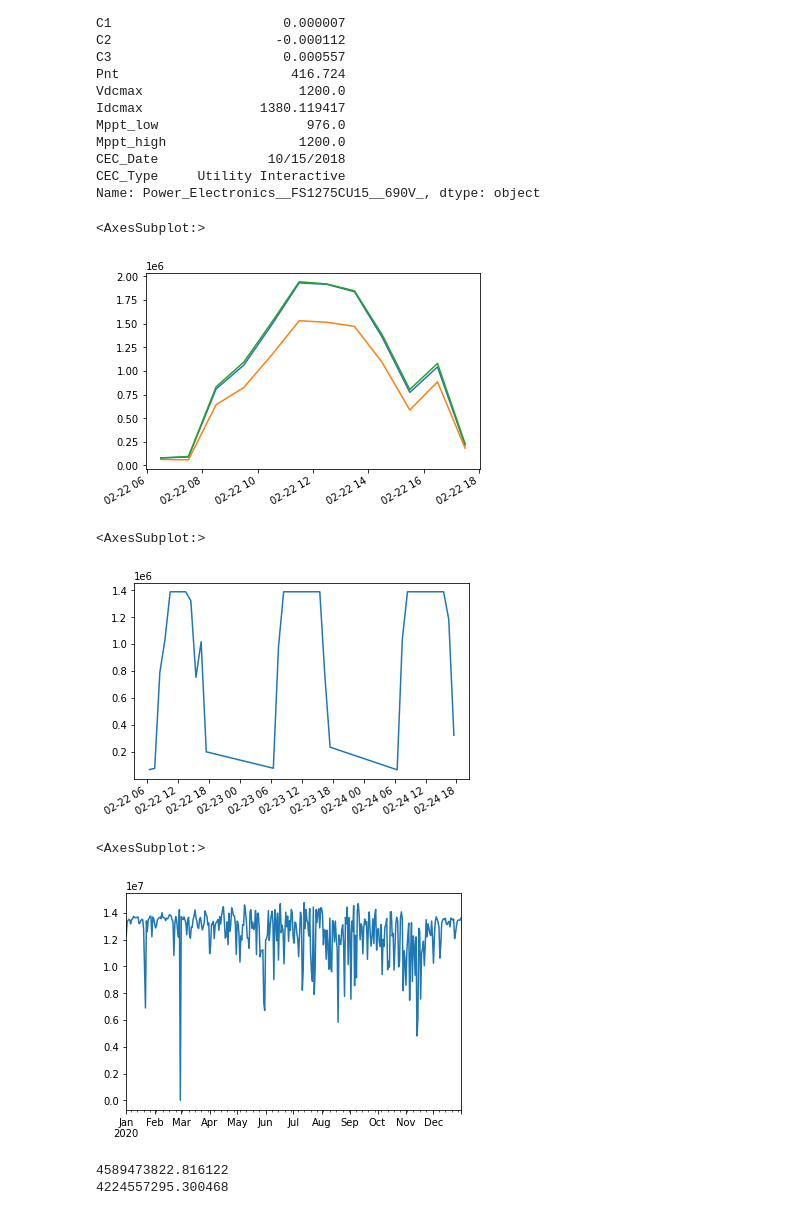
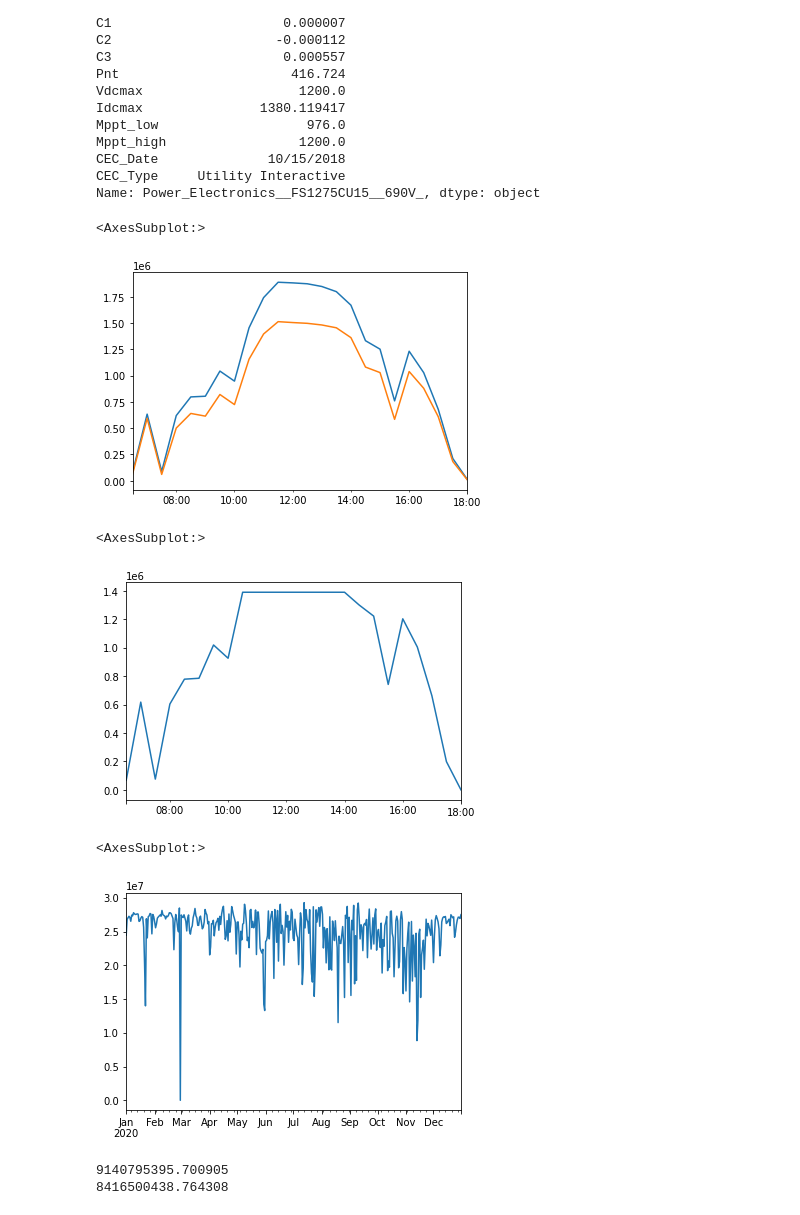
Before and after one commit to BifacialPV/Proyecto-de-grado, a Jupyter notebook: Codigo_Personal/Codigo_Base.ipynb, the cells around one changed output. Drawn from its saved outputs; the diff is of its cells as text; code cells hidden in the pictures.

```diff
--- a/Codigo_Personal/Codigo_Base.ipynb
+++ b/Codigo_Personal/Codigo_Base.ipynb
@@ -23,7 +23,7 @@ location = pvlib.location.Location(lat, lon, tz, altitude)
 api_key = 'rMYPYAhkiXjb9WUAjQVU728EI59XhF2TeY9ml5cz'
 email = 'da.parral@uniandes.edu.co'
 elpaso_tmy, header = pvlib.iotools.get_psm3(lat, lon, api_key, email,
-                                            names='2020')
+                                            names='2020', interval=30)
 # %%
 tmy_columns_rename = ['Year', 'Month', 'Day', 'Hour', 'Minute', 'temp_air', 'Dew Point', 'dhi', 'dni', 'ghi', 'albedo', 'Pressure', 'Wind Direction', 'wind_speed']
 elpaso_tmy.columns = tmy_columns_rename
@@ -105,7 +113,7 @@ poa_front,poa_back,poa_frontabsorb,poa_backabsorb = pvlib.bifacial.pvfactors_tim
                                                                         surface_azimuth=tracker.surface_azimuth,
                                                                         solar_zenith=solpos.zenith,
                                                                         solar_azimuth=solpos.azimuth,
-                                                                        axis_azimuth=0,
+                                                                        axis_azimuth=180,
                                                                         timestamps=elpaso_tmy.index,
                                                                         dni=elpaso_tmy.dni,
                                                                         dhi=elpaso_tmy.dhi,
@@ -424,10 +435,10 @@ def irrad_total_bifacial(front,back, bifaciality):
         print("irrad_total_bifacial failed")
 # %%
 irrad3=irrad_total_bifacial(poa_frontabsorb,
-                            poa_backabsorb,0.95)
+                            poa_backabsorb,0.90)
 
 irrad1=irrad_total_bifacial(poa_frontabsorb1,
-                            poa_backabsorb1,0.95)
+                            poa_backabsorb1,0.90)
 # %%
 fecha = '2020-03-22 '
 poa_1=poa_frontabsorb[fecha+'00:00:00':fecha+'23:59:00']
@@ -449,8 +460,8 @@ plt.legend(["Irradiancia frontal","Irradiancia efectiva"])
 temp_cell = pvlib.temperature.sapm_module(poa_global=poa_front,
                                         temp_air=elpaso_tmy.temp_air,
                                         wind_speed=elpaso_tmy.wind_speed,
-                                        a=-3.56,
-                                        b=-0.075)
+                                        a=-3.47,
+                                        b=-0.0594)
 # %%
 modules_database = 'CECMOD'
 modules = pvlib.pvsystem.retrieve_sam(modules_database)
@@ -586,7 +591,7 @@ Dc_1["p_mp"].plot()
 Dc_2["p_mp"].plot()
 # %% [output]
 <AxesSubplot:>
-[figure, old version]
+[figure, new version]
 # %%
 #PVlib (SAPM) AC Model
 def pvlib_ac_power(dc,inverter, total_inversores=1):
@@ -615,25 +610,25 @@ ac=pvlib_ac_power(Dc,inversor)
 # %%
 fecha = '2020-02-22 '
 fecha2='2020-02-24 '
-ac_1=ac_bi[fecha+'00:00:00':fecha2+'23:59:00']
+ac_1=ac_bi[fecha+'00:00:00':fecha+'23:59:00']
 
-#ac_2=ac[fecha+'00:00:00':fecha2+'23:59:00']
+ac_2=ac[fecha+'00:00:00':fecha+'23:59:00']
 ac_1.plot()
 #ac_2.plot()
 # %% [output]
 <AxesSubplot:>
-[figure, old version]
+[figure, new version]
 # %%
 ac_bi_daily=ac_bi.resample("1D").sum()
 ac_bi_daily.plot()
 # %% [output]
 <AxesSubplot:>
-[figure, old version]
+[figure, new version]
 # %%
 Energy_bi=ac_bi.sum()
 print(Energy_bi)
 Energy_i=ac.sum()
 print(Energy_i)
 # %% [output]
-4589473822.816122
-4224557295.300468
+9140795395.700905
+8416500438.764308
```
Also changed, not shown: parts of 18 cells of this notebook, 14 other files.
